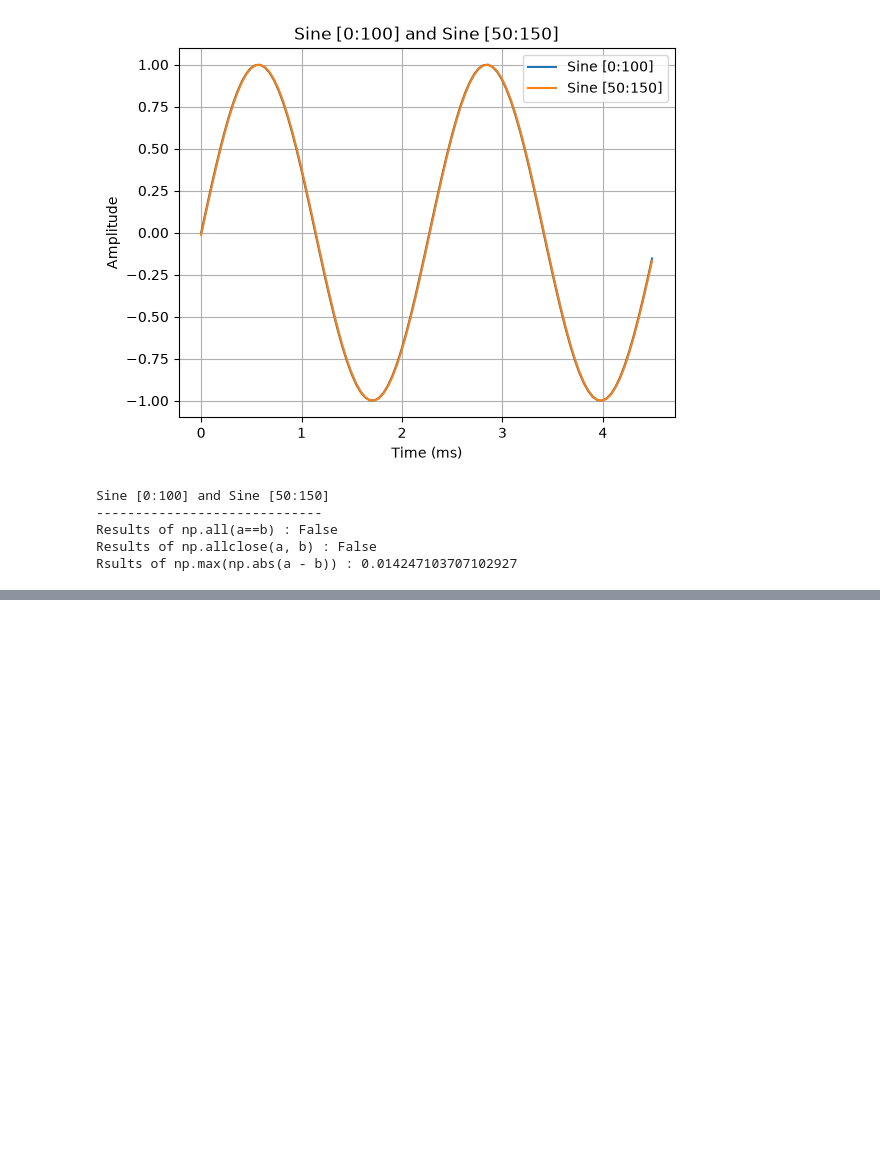
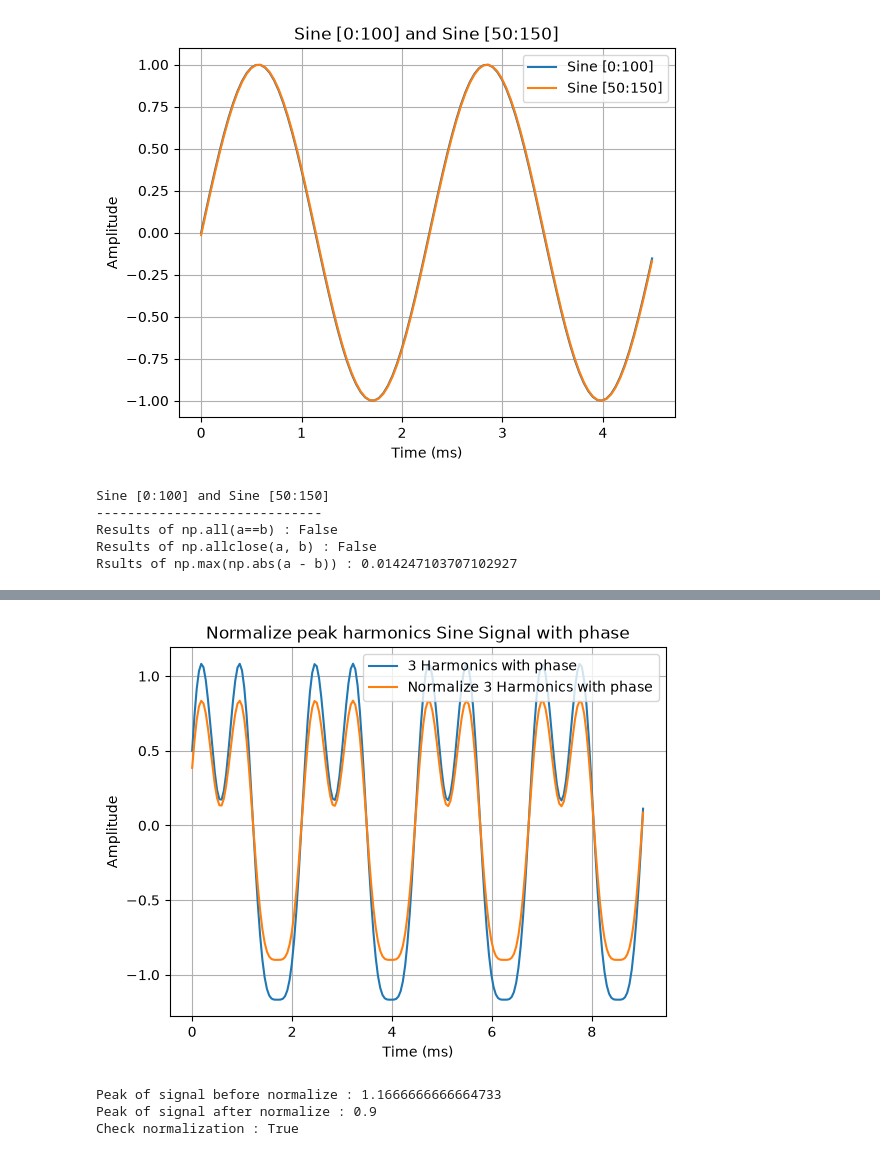
Before and after one commit to ohm-arthakorn/audio-based_music_recommendation, a Jupyter notebook: notebooks/02_NumPy_for_Audio.ipynb, the cells around one changed output, grey strips where cells are left out. Saved outputs shown, nothing was run; the diff lists cells and outputs as text; code cells hidden in the pictures; blank space fills up the shorter version.

```diff
--- a/notebooks/02_NumPy_for_Audio.ipynb
+++ b/notebooks/02_NumPy_for_Audio.ipynb
@@ -214,0 +308,22 @@ Rsults of np.max(np.abs(a - b)) : 0.014247103707102927
+# %%
+# -- Plot Graph --
+fig, ax = plt.subplots()
+ax.set(xlabel="Time (ms)", ylabel="Amplitude", title="Normalize peak harmonics Sine Signal with phase")
+ax.grid()
+ax.plot(t[:200]*1000, sine_with_3_harmonics_phase[:200], label="3 Harmonics with phase")
+ax.plot(t[:200]*1000, normalize_sine_with_3_harmonics_with_phase[:200], label="Normalize 3 Harmonics with phase")
+ax.legend(loc="upper right")
+
+plt.show()
+
+# -- แสดงการเปรียบเทียบระหว่างก่อนและหลัง Normalize
+print(f"Peak of signal before normalize : {np.max(np.abs(sine_with_3_harmonics_phase))}")
+print(f"Peak of signal after normalize : {np.max(np.abs(normalize_sine_with_3_harmonics_with_phase))}")
+
+# -- Check Normalize --
+print(f"Check normalization : {np.isclose(np.max(np.abs(normalize_sine_with_3_harmonics_with_phase)), 0.9)}")
+# %% [output]
+[figure, added]
+Peak of signal before normalize : 1.1666666666664733
+Peak of signal after normalize : 0.9
+Check normalization : True
```
Also changed, not shown: parts of 4 cells of this notebook, 1 other file.
